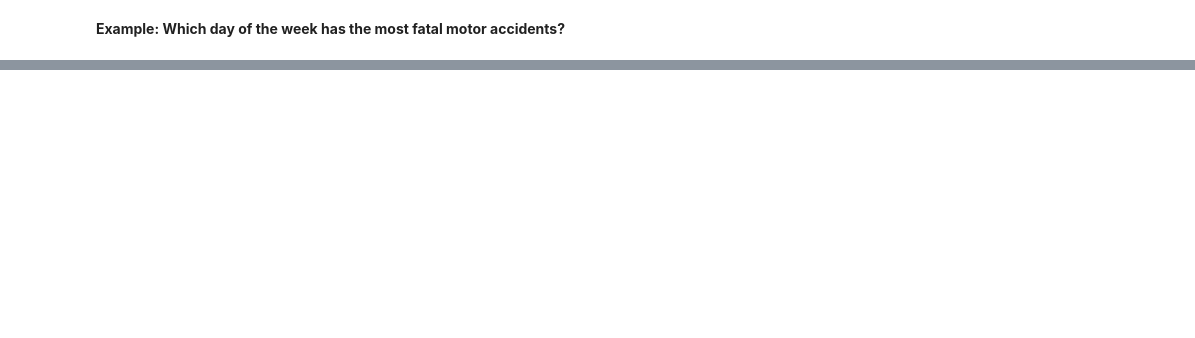
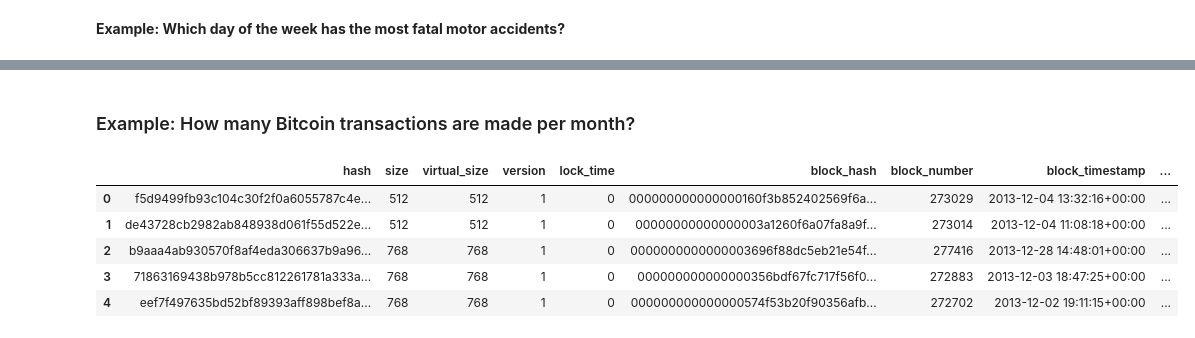
Before and after one commit to NehaP92/Coding_Practice, a Jupyter notebook: SQL/kaggle-sql-kaggle-kernel.ipynb, the cells around one changed output, grey strips where cells are left out. Cells and saved outputs as stored; diff of their text form; code cells hidden in the pictures; blank space fills up the shorter version.

```diff
--- a/SQL/kaggle-sql-kaggle-kernel.ipynb
+++ b/SQL/kaggle-sql-kaggle-kernel.ipynb
@@ -302,0 +286,17 @@ accidents_by_day
+# %% [markdown]
+### Example: How many Bitcoin transactions are made per month?
+# %%
+dataset_ref = client.dataset("crypto_bitcoin", project = "bigquery-public-data")
+dataset = client.get_dataset(dataset_ref)
+
+table_ref = dataset_ref.table("transactions")
+table = client.get_table(table_ref)
+
+client.list_rows(table, max_results = 5).to_dataframe()
+# %% [output]
+|  | hash | size | virtual_size | version | lock_time | block_hash | block_number | block_timestamp | ... |
+| 0 | f5d9499fb93c104c30f2f0a6055787c4e... | 512 | 512 | 1 | 0 | 000000000000000160f3b852402569f6a... | 273029 | 2013-12-04 13:32:16+00:00 | ... |
+| 1 | de43728cb2982ab848938d061f55d522e... | 512 | 512 | 1 | 0 | 00000000000000003a1260f6a07fa8a9f... | 273014 | 2013-12-04 11:08:18+00:00 | ... |
+| 2 | b9aaa4ab930570f8af4eda306637b9a96... | 768 | 768 | 1 | 0 | 0000000000000003696f88dc5eb21e54f... | 277416 | 2013-12-28 14:48:01+00:00 | ... |
+| 3 | 71863169438b978b5cc812261781a333a... | 768 | 768 | 1 | 0 | 000000000000000356bdf67fc717f56f0... | 272883 | 2013-12-03 18:47:25+00:00 | ... |
+| 4 | eef7f497635bd52bf89393aff898bef8a... | 768 | 768 | 1 | 0 | 000000000000000574f53b20f90356afb... | 272702 | 2013-12-02 19:11:15+00:00 | ... |
```
Also changed, not shown: parts of 11 cells of this notebook.
